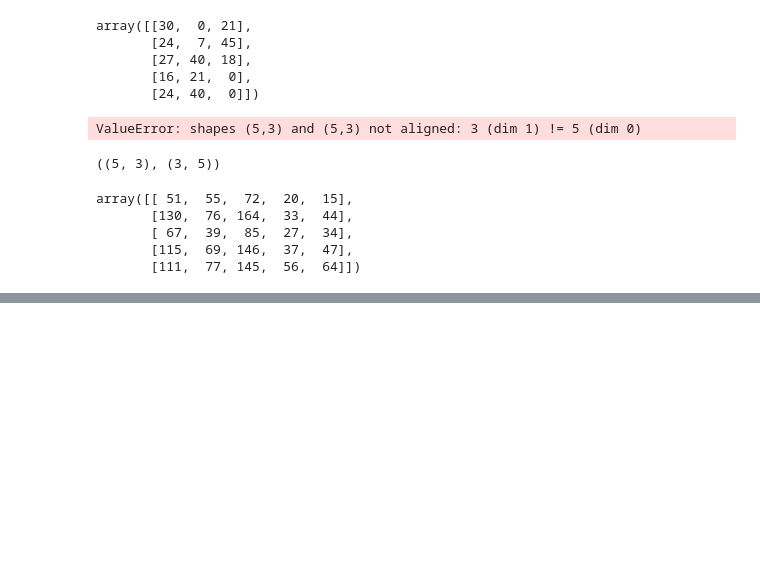
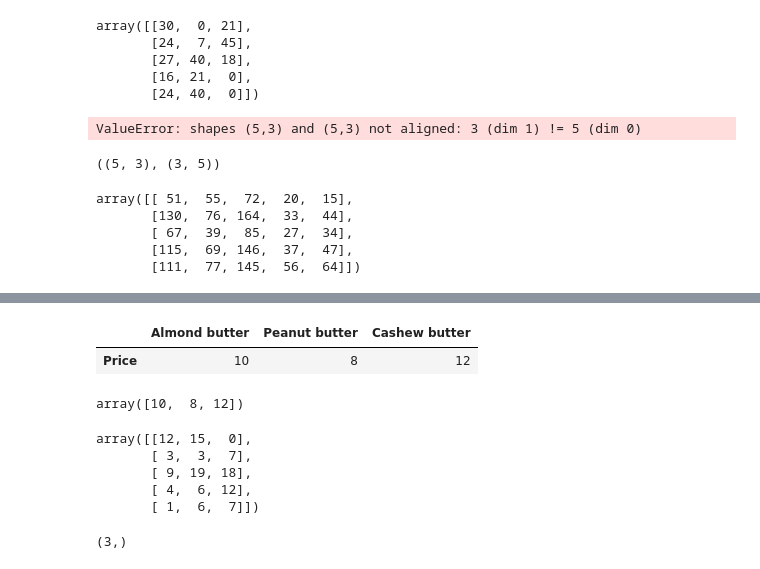
Before and after one commit to the-javascript-jedi/machine_learning_projects, a Jupyter notebook: andrei/complete-ai-ml-ds-bootcamp/s_7_numpy/s_1_intro_to_numpy.ipynb, the cells around one changed output, grey strips where cells are left out. Cells and saved outputs as stored; diff of their text form; code cells hidden in the pictures; blank space fills up the shorter version.

```diff
--- a/andrei/complete-ai-ml-ds-bootcamp/s_7_numpy/s_1_intro_to_numpy.ipynb
+++ b/andrei/complete-ai-ml-ds-bootcamp/s_7_numpy/s_1_intro_to_numpy.ipynb
@@ -669,0 +703,22 @@ array([[ 51,  55,  72,  20,  15],
+# %%
+butter_prices=pd.DataFrame(prices.reshape(1,3),index=["Price"],columns=["Almond butter","Peanut butter","Cashew butter"])
+butter_prices
+# %% [output]
+|  | Almond butter | Peanut butter | Cashew butter |
+| Price | 10 | 8 | 12 |
+# %%
+prices
+# %% [output]
+array([10,  8, 12])
+# %%
+sales_amount
+# %% [output]
+array([[12, 15,  0],
+       [ 3,  3,  7],
+       [ 9, 19, 18],
+       [ 4,  6, 12],
+       [ 1,  6,  7]])
+# %%
+prices.shape
+# %% [output]
+(3,)
```
Also changed, not shown: parts of 12 cells of this notebook.
